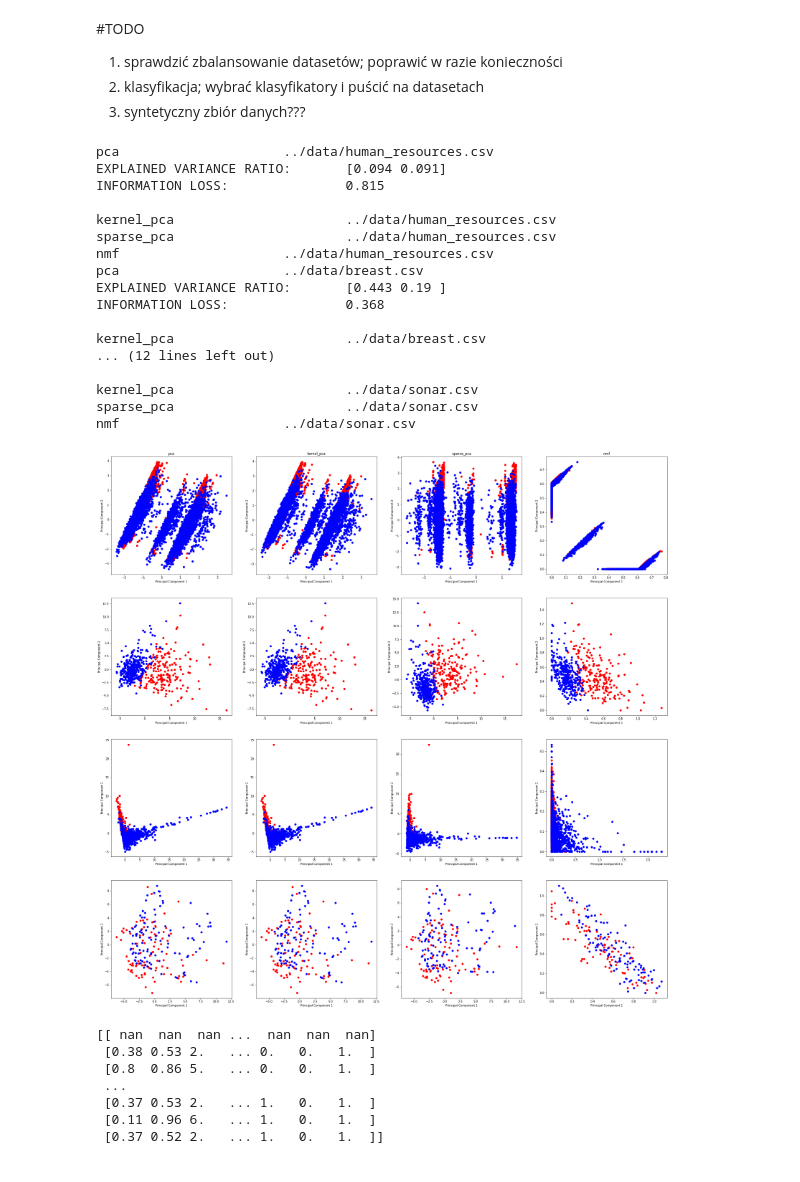
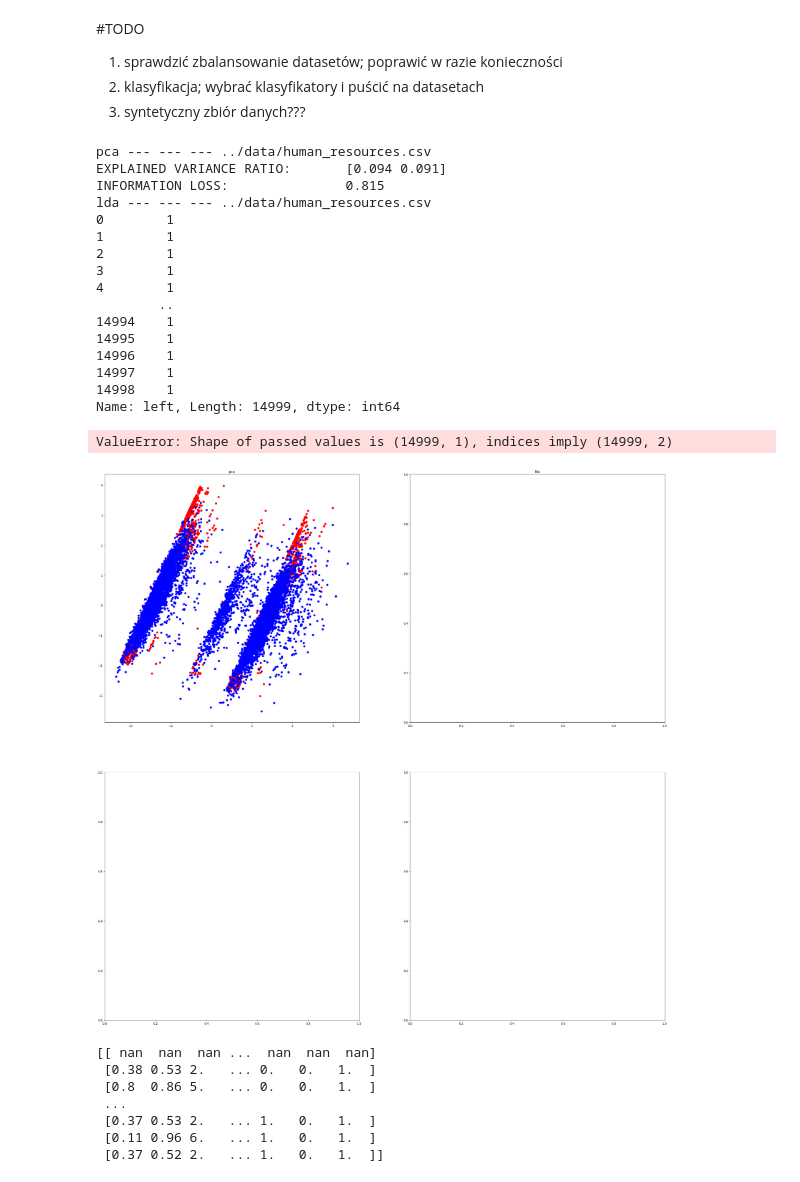
Before and after one commit to PawelLawrynowicz/classification-pca, a Jupyter notebook: src/pca_classification.ipynb, the cells around one changed output. Drawn from its saved outputs; the diff is of its cells as text; code cells hidden in the pictures.

```diff
--- a/src/pca_classification.ipynb
+++ b/src/pca_classification.ipynb
@@ -133,61 +125,66 @@ def sparse_pca_transform(path, n):
     principal_components = sparse_pca.fit_transform(standardized_data)
     return principal_components
 
-def nmf_transform(path, n):
-    normalized_data = normalize_dataset(path)
-    nmf = NMF(n_components=n, max_iter=20000, init='random')
-    components = nmf.fit_transform(normalized_data)
-    return components
+def lda_transform(path, n):
+    data = pd.read_csv(path)
+    #labels = data.iloc[:,-1:].unique().to_numpy().transpose()[0]
+    labels = data[data.columns[-1]]
+    print(labels)
+    standardized_data = standardize_dataset(path)
+    lda = LinearDiscriminantAnalysis(n_components=1)
+    resutl = lda.fit_transform(X=standardized_data, y=labels)
+    #transformed = lda.transform(data)
+    return resutl
 # %%
 def draw_2d_plots():
     features_to_keep = 2
     methods = {
         'pca': pca_transform,
-        'kernel_pca': kernel_pca_transform,
-        'sparse_pca': sparse_pca_transform,
-        'nmf': nmf_transform
+        #'kernel_pca': kernel_pca_transform,
+        #'sparse_pca': sparse_pca_transform,
+        'lda': lda_transform
     } # l1pca
     fig, axs = plt.subplots(len(dataset_paths), len(methods), figsize=(35,35))
 
     for row, path in enumerate(dataset_paths):
         dataset = pd.read_csv(path)
         targets = dataset[dataset.columns[-1]].unique()
         colors = ['r', 'b']
         for column, method in enumerate(methods):
             if row == 0:
                 axs[row,column].set_title(method)
 
             print(f"{method} --- --- --- {path}")
             components = ([f'principal component {i+1}' for i in range(features_to_keep)])
             dataframe = pd.DataFrame(data = methods[method](path, features_to_keep), columns=components)
 
             for (target, color) in zip(targets,colors):
                 indicesToKeep = pd.read_csv(path)[dataset.columns[-1]] == target
                 axs[row, column].scatter(dataframe.loc[indicesToKeep, 'principal component 1'], dataframe.loc[indicesToKeep, 'principal component 2'], c = color, s = 40)
 
     for ax in axs.flat:
         ax.set(xlabel='Principal Component 1', ylabel='Principal Component 2')
 
 draw_2d_plots()
 # %% [output]
-pca                     ../data/human_resources.csv
+pca --- --- --- ../data/human_resources.csv
 EXPLAINED VARIANCE RATIO:       [0.094 0.091]
 INFORMATION LOSS:               0.815
-
-kernel_pca                      ../data/human_resources.csv
-sparse_pca                      ../data/human_resources.csv
-nmf                     ../data/human_resources.csv
-pca                     ../data/breast.csv
-EXPLAINED VARIANCE RATIO:       [0.443 0.19 ]
-INFORMATION LOSS:               0.368
-
-kernel_pca                      ../data/breast.csv
-... (12 lines left out)
-
-kernel_pca                      ../data/sonar.csv
-sparse_pca                      ../data/sonar.csv
-nmf                     ../data/sonar.csv
+lda --- --- --- ../data/human_resources.csv
+0        1
+1        1
+2        1
+3        1
+4        1
+        ..
+14994    1
+14995    1
+14996    1
+14997    1
+14998    1
+Name: left, Length: 14999, dtype: int64
+ValueError: Shape of passed values is (14999, 1), indices imply (14999, 2)
-[figure, old version]
+[figure, new version]
 # %%
 from sklearn.naive_bayes import GaussianNB
 from sklearn.neighbors import KNeighborsClassifier
```
Also changed, not shown: parts of 2 cells of this notebook, 6 other files.
